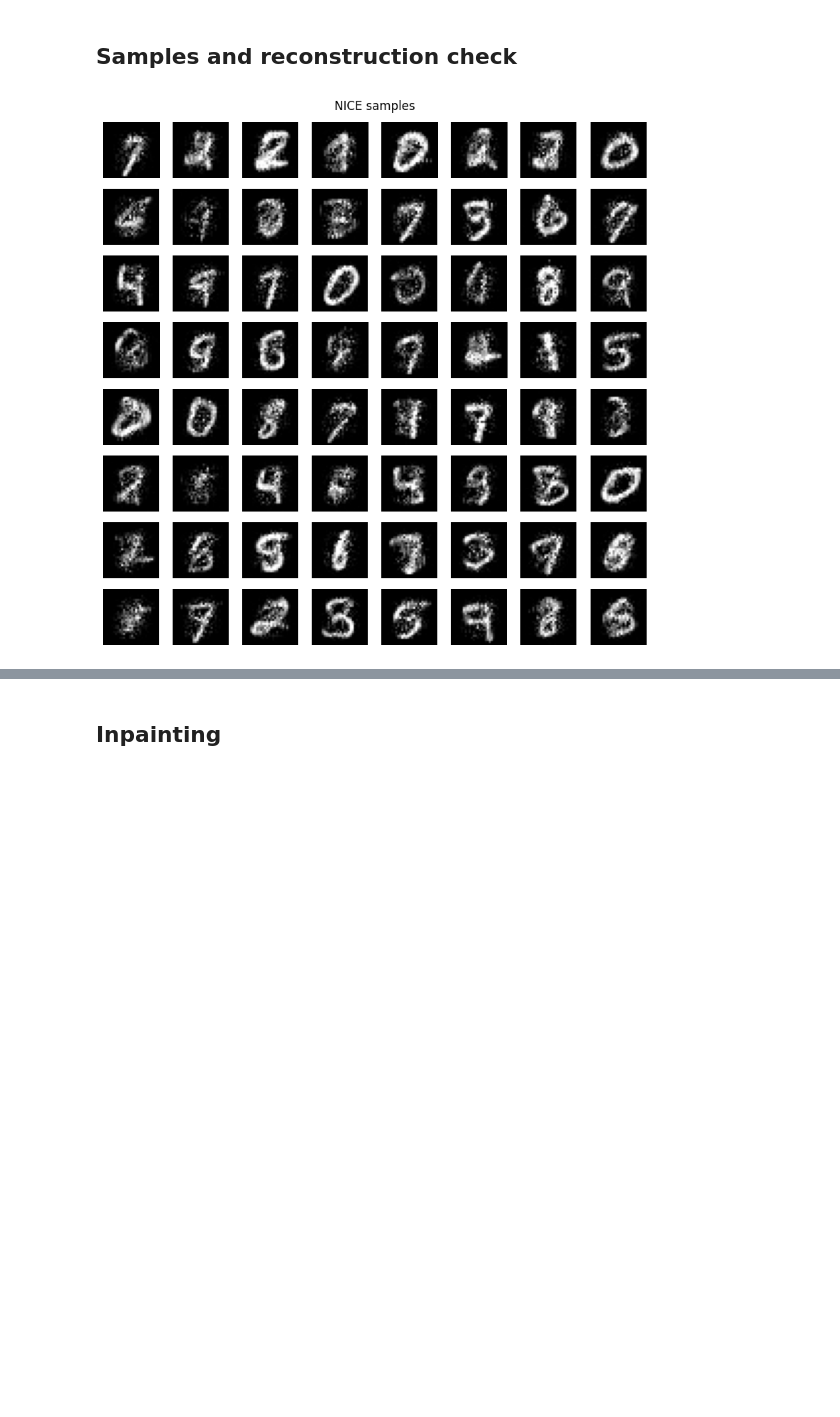
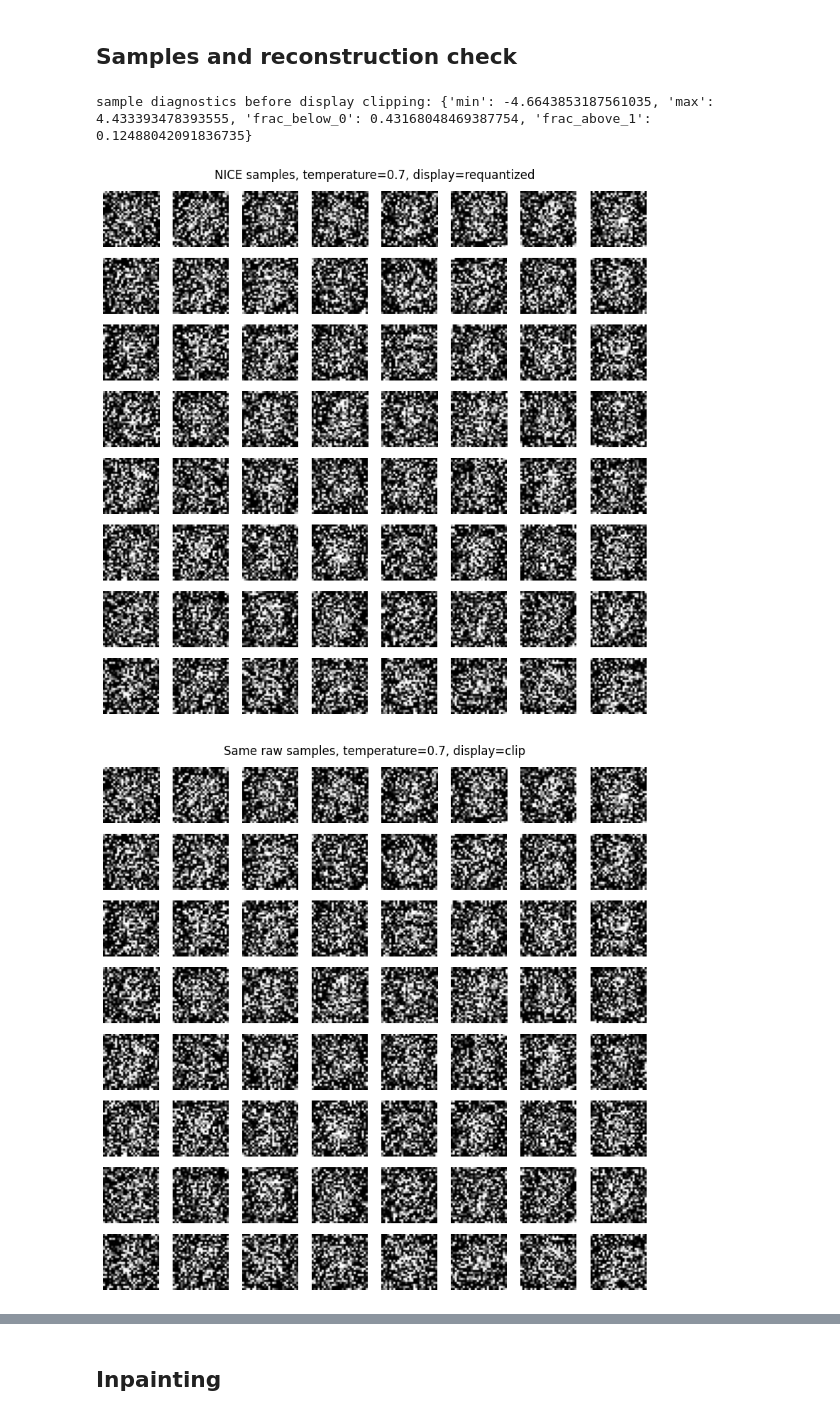
Before and after one commit to pvilanova/vect_micrograd_flows, a Jupyter notebook: flow_mnist_nice_rmsprop_micrograd.ipynb, the cells around one changed output, grey strips where cells are left out. Cells and saved outputs as stored; diff of their text form; code cells hidden in the pictures; blank space fills up the shorter version.

```diff
--- a/flow_mnist_nice_rmsprop_micrograd.ipynb
+++ b/flow_mnist_nice_rmsprop_micrograd.ipynb
@@ -461,16 +487,20 @@ optimizer = RMSProp(
     rho=rmsprop_rho,
     eps=rmsprop_eps,
     weight_decay=rmsprop_weight_decay,
+    min_lr=min_learning_rate,
+    lr_decay_factor=lr_decay_factor,
+    eps_mode=rmsprop_eps_mode,
 )
 
 print(
     optimizer.__class__.__name__,
     {
         "lr": learning_rate,
-        "final_lr": learning_rate * 0.1,
-        "lr_schedule": "linear decay via total_steps",
+        "min_lr": min_learning_rate,
+        "lr_schedule": f"lr / ({lr_decay_factor} ** step), floored at min_lr",
         "rho": rmsprop_rho,
         "eps": rmsprop_eps,
+        "eps_mode": rmsprop_eps_mode,
         "steps_per_epoch": steps_per_epoch,
         "initial_partition": initial_partition,
         "domain": "[0,1)" if not center_to_minus_one_one else "[-1,1]",
@@ -525,7 +555,7 @@ for epoch in range(1, epochs + 1):
         if global_step % log_every_steps == 0:
             print(
                 f"epoch {epoch:4d}/{epochs:4d} step {global_step:7d}/{total_steps:7d} | "
-                f"minibatch NLL {loss_value:9.4f} | minibatch LL {-loss_value:9.4f} | "
+                f"minibatch LL {-loss_value:9.4f} | "
                 f"lr {optimizer.current_lr:.5g} | "
                 f"grad {grad_norm:9.3e}"
             )
@@ -549,8 +579,8 @@ for epoch in range(1, epochs + 1):
 
         print(
             f"epoch {epoch:4d}/{epochs:4d} done | "
-            f"train NLL {mean_epoch_nll:9.4f} | train LL {-mean_epoch_nll:9.4f} | "
-            f"valid NLL {current_valid_nll:9.4f} | valid LL {-current_valid_nll:9.4f} | "
+            f"train LL {-mean_epoch_nll:9.4f} | "
+            f"valid LL {-current_valid_nll:9.4f} | "
             f"valid bpd {current_valid_bpd:7.4f} | best step {best_step}"
         )
 
@@ -558,6 +588,6 @@ if restore_best_model and best_state is not None:
     load_state(model, best_state)
     print(
         f"Restored best validation model from step {best_step} "
-        f"with NLL {best_valid_nll:.4f}, LL {-best_valid_nll:.4f}"
+        f"with LL {-best_valid_nll:.4f}"
     )
 # %% [output]
@@ -628,11 +655,37 @@ if grad_norm_history:
 # %% [markdown]
 ## Samples and reconstruction check
 # %%
-samples = model.sample(n_sample_images)
-sample_images = to_display_images(samples, image_size=image_size, center=center_to_minus_one_one)
-show_image_grid(sample_images, n=n_sample_images, title="NICE samples")
+samples = model.sample(n_sample_images, temperature=sample_temperature)
+print("sample diagnostics before display clipping:", sample_diagnostics(samples))
+
+sample_images = to_display_images(
+    samples,
+    image_size=image_size,
+    center=center_to_minus_one_one,
+    mode=sample_display_mode,
+)
+show_image_grid(
+    sample_images,
+    n=n_sample_images,
+    title=f"NICE samples, temperature={sample_temperature}, display={sample_display_mode}",
+)
+
+if sample_display_mode != "clip":
+    direct_sample_images = to_display_images(
+        samples,
+        image_size=image_size,
+        center=center_to_minus_one_one,
+        mode="clip",
+    )
+    show_image_grid(
+        direct_sample_images,
+        n=n_sample_images,
+        title=f"Same raw samples, temperature={sample_temperature}, display=clip",
+    )
 # %% [output]
+sample diagnostics before display clipping: {'min': -4.6643853187561035, 'max': 4.433393478393555, 'frac_below_0': 0.43168048469387754, 'frac_above_1': 0.12488042091836735}
-[figure, old version]
+[figure, new version]
+[figure, added]
 # %%
 n_show = 16
 x_batch = X_valid[:n_show]
```
Also changed, not shown: parts of 10 cells of this notebook, 6 other files.
